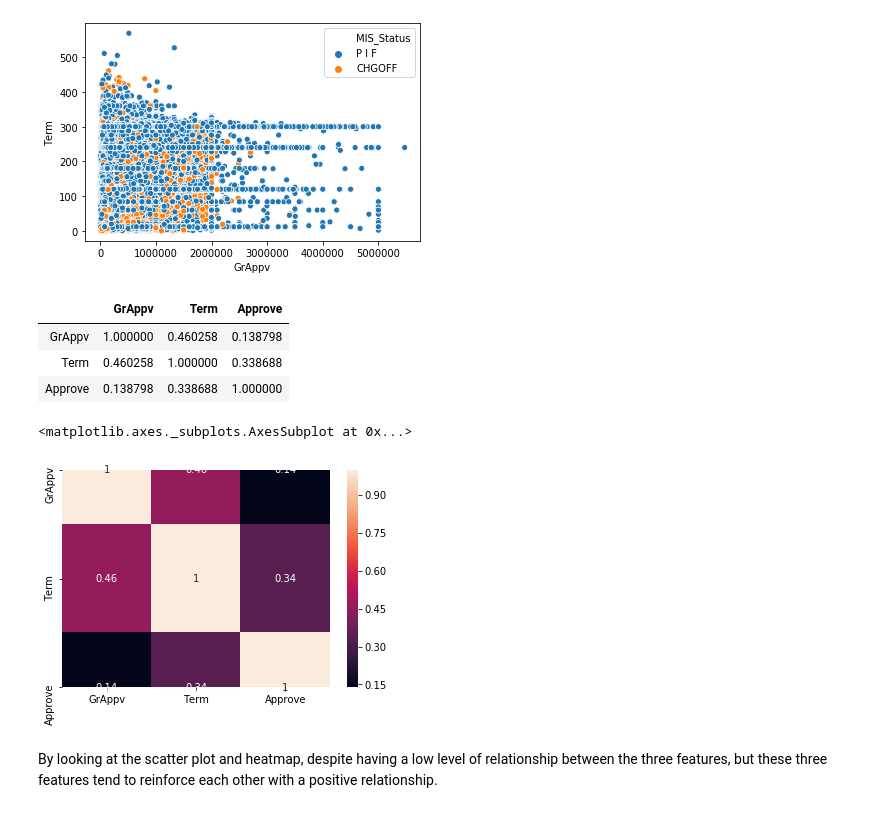
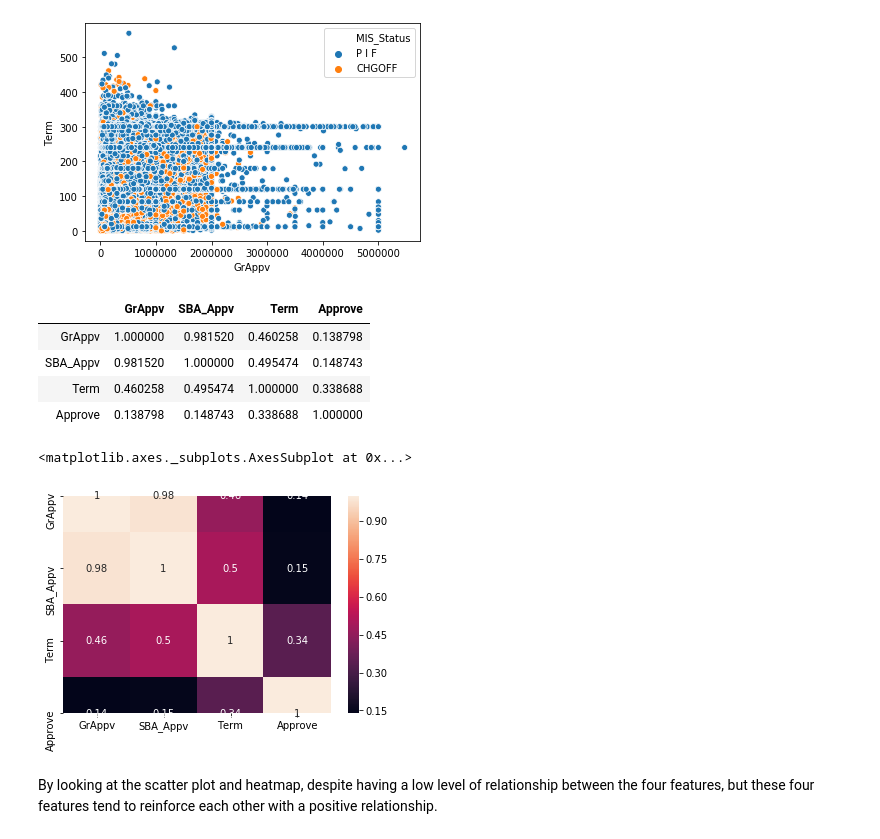
Before and after one commit to bagjasatia/Final_Project_SBA_Loan_Approval, a Jupyter notebook: SBA_Loan_Data_Insight_Visualization.ipynb, the cells around one changed output. Saved outputs shown, nothing was run; the diff lists cells and outputs as text; code cells hidden in the pictures.

```diff
--- a/SBA_Loan_Data_Insight_Visualization.ipynb
+++ b/SBA_Loan_Data_Insight_Visualization.ipynb
@@ -325,16 +321,17 @@ sns.scatterplot(x=SBA["GrAppv"], y=SBA["Term"],hue=SBA["MIS_Status"])
 <matplotlib.axes._subplots.AxesSubplot at 0x...>
 [figure]
 # %%
-data[['GrAppv','Term','Approve']].corr()
+data[['GrAppv','SBA_Appv','Term','Approve']].corr()
 # %% [output]
-|  | GrAppv | Term | Approve |
-| GrAppv | 1.000000 | 0.460258 | 0.138798 |
-| Term | 0.460258 | 1.000000 | 0.338688 |
-| Approve | 0.138798 | 0.338688 | 1.000000 |
+|  | GrAppv | SBA_Appv | Term | Approve |
+| GrAppv | 1.000000 | 0.981520 | 0.460258 | 0.138798 |
+| SBA_Appv | 0.981520 | 1.000000 | 0.495474 | 0.148743 |
+| Term | 0.460258 | 0.495474 | 1.000000 | 0.338688 |
+| Approve | 0.138798 | 0.148743 | 0.338688 | 1.000000 |
 # %%
-sns.heatmap(data[['GrAppv','Term','Approve']].corr(), annot=True)
+sns.heatmap(data[['GrAppv','SBA_Appv','Term','Approve']].corr(), annot=True)
 # %% [output]
 <matplotlib.axes._subplots.AxesSubplot at 0x...>
-[figure, old version]
+[figure, new version]
 # %% [markdown]
-By looking at the scatter plot and heatmap, despite having a low level of relationship between the three features, but these three features tend to reinforce each other with a positive relationship.
+By looking at the scatter plot and heatmap, despite having a low level of relationship between the four features, but these four features tend to reinforce each other with a positive relationship.
```
Also changed, not shown: parts of 2 cells of this notebook.
